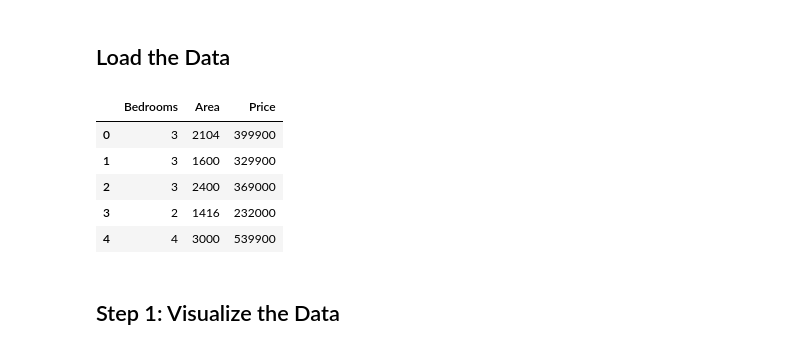
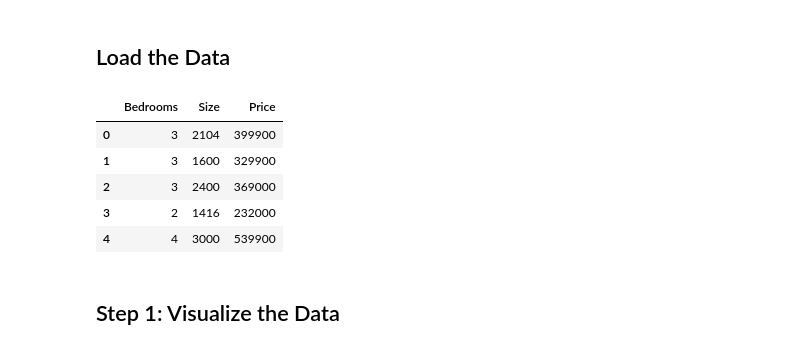
Before and after one commit to jsub10/Machine-Learning-Course-2018, a Jupyter notebook: Notebooks/Non-Linear-Regression.ipynb, the cells around one changed output. Drawn from its saved outputs; the diff is of its cells as text; code cells hidden in the pictures.

```diff
--- a/Notebooks/Non-Linear-Regression.ipynb
+++ b/Notebooks/Non-Linear-Regression.ipynb
@@ -26,10 +26,10 @@ The data we have is a well know machine learning dataset of housing prices in Po
 # %%
 # Load the data into a dataframe
 file_url = os.path.join(data_dir_path, 'PortlandHousingPrices.xlsx')
-data2 = pd.read_excel(file_url, names=['Bedrooms', 'Area', 'Price'])
+data2 = pd.read_excel(file_url, names=['Bedrooms', 'Size', 'Price'])
 data2.head()
 # %% [output]
-|  | Bedrooms | Area | Price |
+|  | Bedrooms | Size | Price |
 | 0 | 3 | 2104 | 399900 |
 | 1 | 3 | 1600 | 329900 |
 | 2 | 3 | 2400 | 369000 |
```
Also changed, not shown: parts of 14 cells of this notebook, 2 other files.
